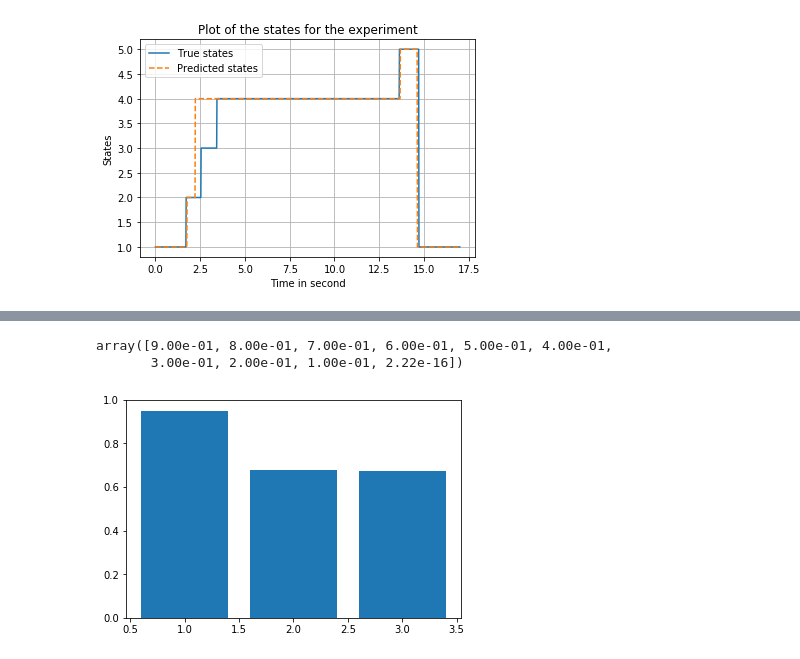
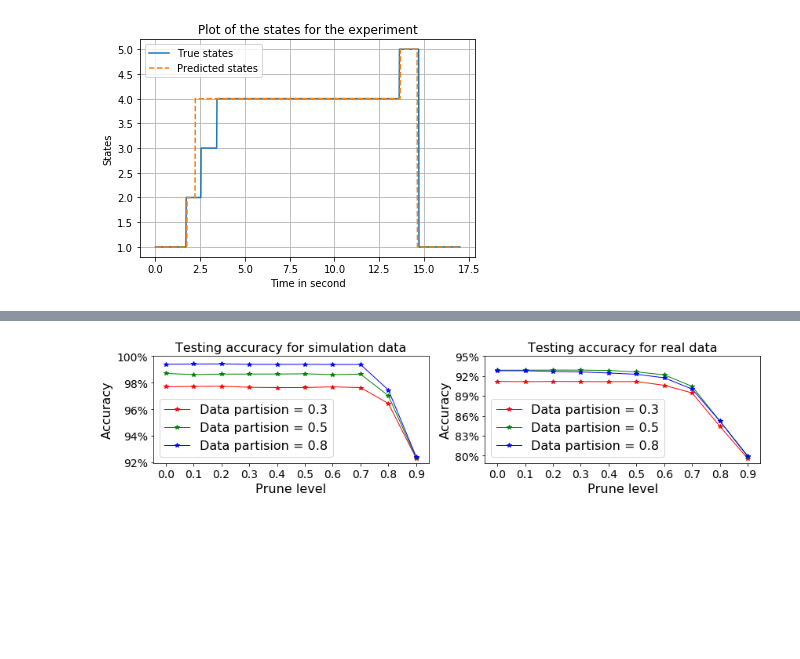
Before and after one commit to mrinmoysarkar/UAV-STATE-Estimation, a Jupyter notebook: Python_implementation/decisiontree_python_implementation.ipynb, the cells around one changed output, grey strips where cells are left out. Saved outputs shown, nothing was run; the diff lists cells and outputs as text; code cells hidden in the pictures; blank space fills up the shorter version.

```diff
--- a/Python_implementation/decisiontree_python_implementation.ipynb
+++ b/Python_implementation/decisiontree_python_implementation.ipynb
@@ -976,5 +963,0 @@ plt.yticks(fontsize=12)
-# %%
-prunelevel
-# %% [output]
-array([9.00e-01, 8.00e-01, 7.00e-01, 6.00e-01, 5.00e-01, 4.00e-01,
-       3.00e-01, 2.00e-01, 1.00e-01, 2.22e-16])
@@ -983,5 +964,52 @@ h = np.mean(trainaccClf,axis=1)
-# %%
-plt.bar([1,2,3],h)
-plt.show()
-# %% [output]
-[figure, removed]
+# %%
+partisionsim = [[scor0[0][i][0]*100 for i in range(len(scor0[0]))],[scor0[0][i][1]*100 for i in range(len(scor0[0]))],[scor0[0][i][2]*100 for i in range(len(scor0[0]))]]
+partisionreal = [[scor0[1][i][0]*100 for i in range(len(scor0[1]))],[scor0[1][i][1]*100 for i in range(len(scor0[1]))],[scor0[1][i][2]*100 for i in range(len(scor0[1]))]]
+# %%
+fig, (ax1,ax2) = plt.subplots(1,2, figsize = (12,3))
+
+
+
+ax1.plot(prunelevel, partisionsim[0], 'r*-',label='test accuracy',linewidth=1)
+ax1.plot(prunelevel, partisionsim[1], 'g*-',label='test accuracy',linewidth=1)
+ax1.plot(prunelevel, partisionsim[2], 'b*-',label='test accuracy',linewidth=1)
+
+xlabel=[str(round(i,1)) for i in prunelevel]
+ytc = np.arange(92,101,2)
+ytclbl = [str(i)+'%' for i in ytc]
+
+ax1.set_xticks(prunelevel)
+ax1.set_yticks(ytc)
+ax1.set_xticklabels(xlabel,fontsize=14)
+ax1.set_yticklabels(ytclbl,fontsize=14)
+ax1.legend(['Data partision = 0.3', 'Data partision = 0.5','Data partision = 0.8'],fontsize=16)
+ax1.set_xlabel('Prune level',fontsize=16)
+ax1.set_ylabel('Accuracy',fontsize=16)
+
+ax1.set_title("Testing accuracy for simulation data",fontsize=16)
+
+
+
+ax2.plot(prunelevel, partisionreal[0], 'r*-',label='test accuracy',linewidth=1)
+ax2.plot(prunelevel, partisionreal[1], 'g*-',label='test accuracy',linewidth=1)
+ax2.plot(prunelevel, partisionreal[2], 'b*-',label='test accuracy',linewidth=1)
+
+xlabel=[str(round(i,1)) for i in prunelevel]
+ytc = np.arange(80,96,3)
+ytclbl = [str(i)+'%' for i in ytc]
+
+ax2.set_xticks(prunelevel)
+ax2.set_yticks(ytc)
+ax2.set_xticklabels(xlabel,fontsize=14)
+ax2.set_yticklabels(ytclbl,fontsize=14)
+ax2.legend(['Data partision = 0.3', 'Data partision = 0.5','Data partision = 0.8'],fontsize=16)
+ax2.set_xlabel('Prune level',fontsize=16)
+ax2.set_ylabel('Accuracy',fontsize=16)
+
+ax2.set_title("Testing accuracy for real data",fontsize=16)
+
+
+fig.tight_layout()
+
+plt.show()
+# %% [output]
+[figure, added]
```
Also changed, not shown: parts of 13 cells of this notebook, 7 other files.
